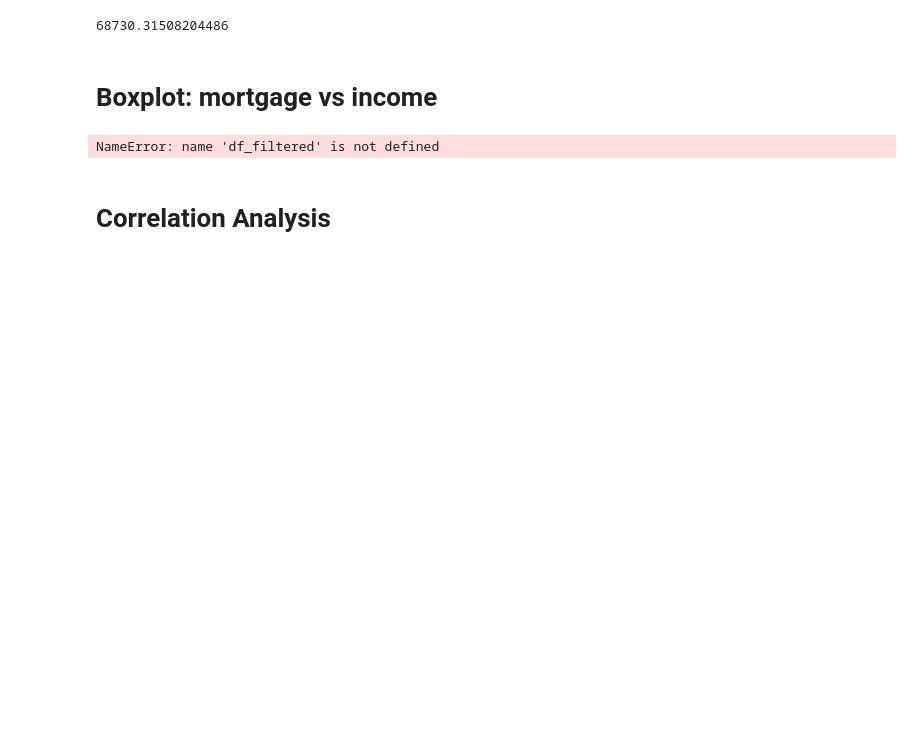
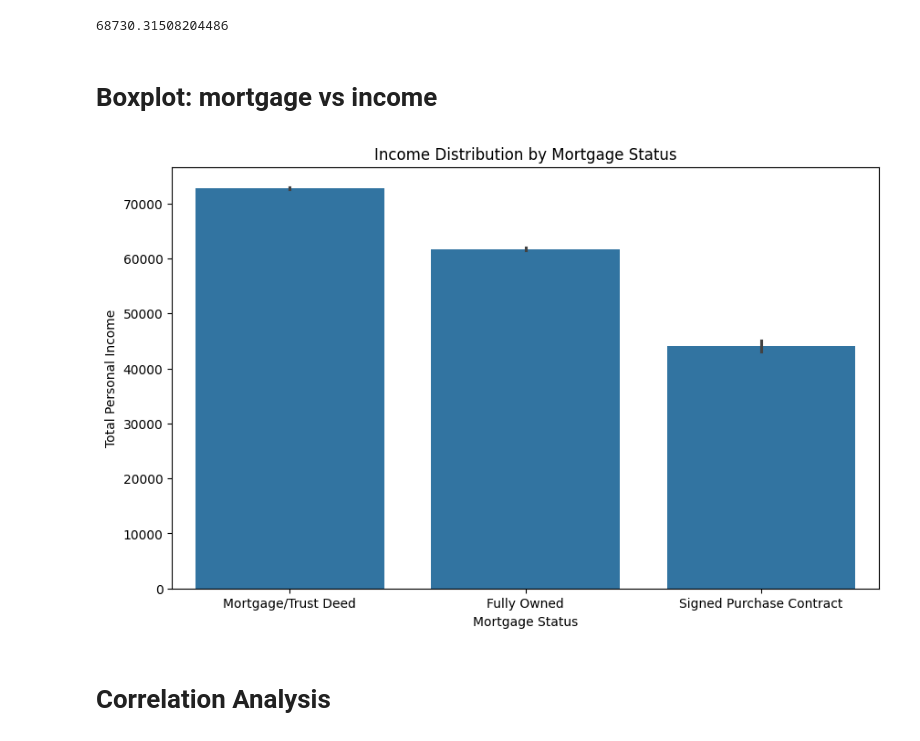
Before and after one commit to Jiazhou-Bi/ACS-Income-Model, a Jupyter notebook: scripts/05-exploratory_data_analysis.ipynb, the cells around one changed output. Saved outputs shown, nothing was run; the diff lists cells and outputs as text; code cells hidden in the pictures; blank space fills up the shorter version.

```diff
--- a/scripts/05-exploratory_data_analysis.ipynb
+++ b/scripts/05-exploratory_data_analysis.ipynb
@@ -71,24 +72,26 @@ mean_INCTOT
 # %%
 # Mapping the mortgage status codes to descriptive labels
 mortgage_labels = {
     1: 'Fully Owned',
     2: 'Other (Possibly Yes)',
     3: 'Mortgage/Trust Deed',
     4: 'Signed Purchase Contract'
 }
 
+df['MORTGAGE'] = df['MORTGAGE'].astype('int')
 # Replace the mortgage codes with descriptive labels in a new column
-df_filtered['MORTGAGE_LABEL'] = df['MORTGAGE'].map(mortgage_labels)
+df['MORTGAGE_LABEL'] = df['MORTGAGE'].map(mortgage_labels)
+df['MORTGAGE'] = df['MORTGAGE'].astype('string')
 
 # Boxplot for Income by Mortgage Status with descriptive x-axis labels
 plt.figure(figsize=(10,6))
-sns.boxplot(x='MORTGAGE_LABEL', y='INCTOT', data=df_filtered)
+sns.barplot(x='MORTGAGE_LABEL', y='INCTOT', data=df)
 plt.title('Income Distribution by Mortgage Status')
 plt.xlabel('Mortgage Status')
 plt.ylabel('Total Personal Income')
 plt.show()
 # %% [output]
-NameError: name 'df_filtered' is not defined
+[figure, added]
 # %% [markdown]
 # Correlation Analysis
 # %%
```
Also changed, not shown: parts of 6 cells of this notebook, 3 other files.
